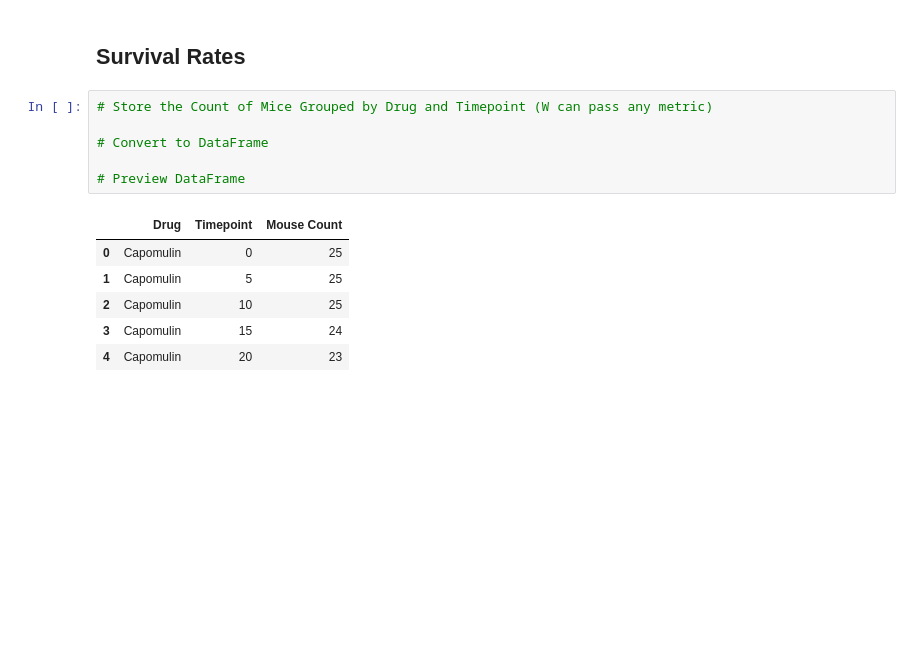
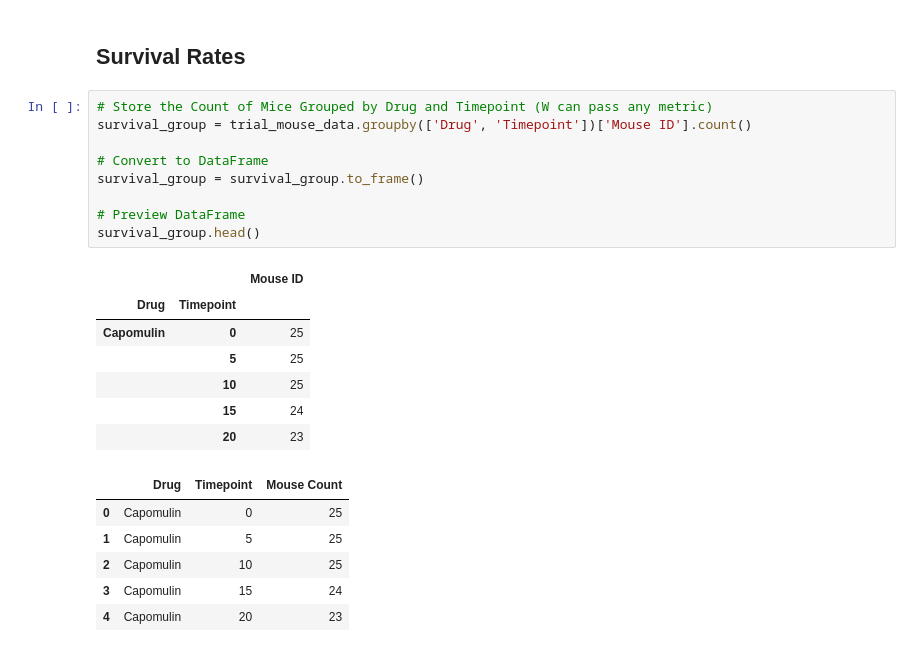
Before and after one commit to TheoF-C/matplotlib-challenge, a Jupyter notebook: Pymaceuticals/pymaceuticals_starter.ipynb, the cells around one changed output. Drawn from its saved outputs; the diff is of its cells as text; blank space fills up the shorter version.

```diff
--- a/Pymaceuticals/pymaceuticals_starter.ipynb
+++ b/Pymaceuticals/pymaceuticals_starter.ipynb
@@ -182,10 +182,21 @@ plt.show()
 ## Survival Rates
 # %%
 # Store the Count of Mice Grouped by Drug and Timepoint (W can pass any metric)
+survival_group = trial_mouse_data.groupby(['Drug', 'Timepoint'])['Mouse ID'].count()
 
 # Convert to DataFrame
+survival_group = survival_group.to_frame()
 
 # Preview DataFrame
+survival_group.head()
+# %% [output]
+|  |  | Mouse ID |
+| Drug | Timepoint |  |
+| Capomulin | 0 | 25 |
+|  | 5 | 25 |
+|  | 10 | 25 |
+|  | 15 | 24 |
+|  | 20 | 23 |
 # %%
 # %% [output]
 |  | Drug | Timepoint | Mouse Count |
```
Also changed, not shown: parts of 2 cells of this notebook.
